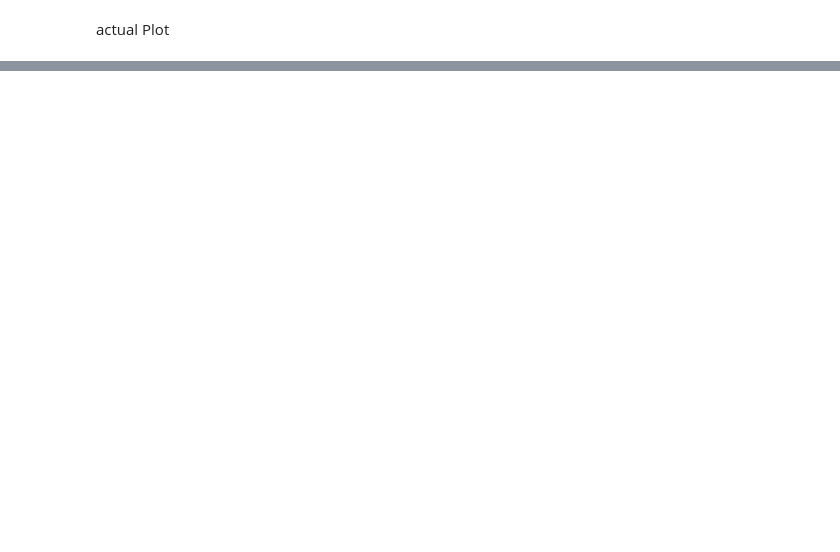
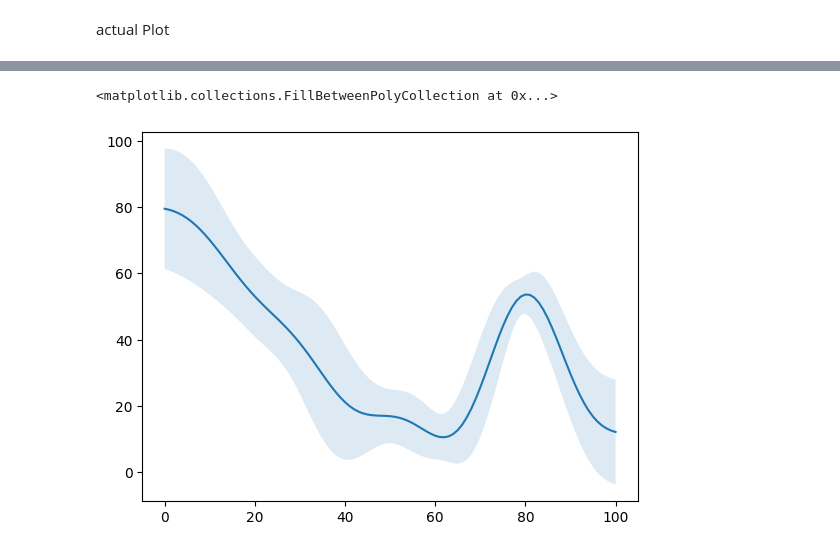
Before and after one commit to RiteshGupta-02/opensim_pipeline_batch_processing, a Jupyter notebook: graph/graph.ipynb, the cells around one changed output, grey strips where cells are left out. Cells and saved outputs as stored; diff of their text form; code cells hidden in the pictures; blank space fills up the shorter version.

```diff
--- a/graph/graph.ipynb
+++ b/graph/graph.ipynb
@@ -767,0 +776,28 @@ for joint_angle in joints:
+# %%
+young_angle_mean_values = {}
+young_angle_std_values = {}
+for joint_angle in joints:
+    angle_values = []
+    for subject in age_group["young"]:
+        for trial in range(1,6):
+            which_leg = leg[str(trial)].values[leg['subject'] == subject][0][0]
+
+            if which_leg == 'L':
+                foot = "l"
+            else:
+                foot = "r"
+            data = globals()[f"young_angle"][subject][trial][f"{joint_angle}_{foot}"]
+            angle_values.append(data)
+    mean_values = np.mean(angle_values, axis=0)
+    standard_deviation = np.std(angle_values, axis=0)
+    young_angle_mean_values[joint_angle] = mean_values
+    young_angle_std_values[joint_angle] = standard_deviation
+# %%
+plt.plot(young_angle_mean_values["knee_angle"], label="Young Mean Knee Flexion")
+plt.fill_between(range(len(young_angle_mean_values["knee_angle"])),
+                 young_angle_mean_values["knee_angle"] - 2*young_angle_std_values["knee_angle"],
+                 young_angle_mean_values["knee_angle"] + 2*young_angle_std_values["knee_angle"],
+                 alpha=0.15, label="Young Knee Flexion Std Dev")
+# %% [output]
+<matplotlib.collections.FillBetweenPolyCollection at 0x...>
+[figure, added]
```
Also changed, not shown: parts of 21 cells of this notebook.
